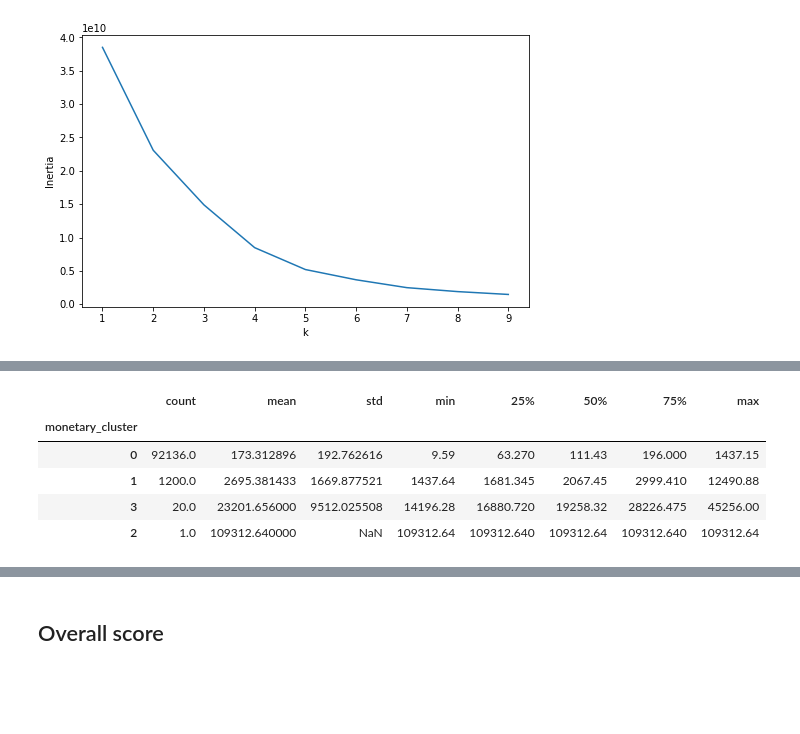
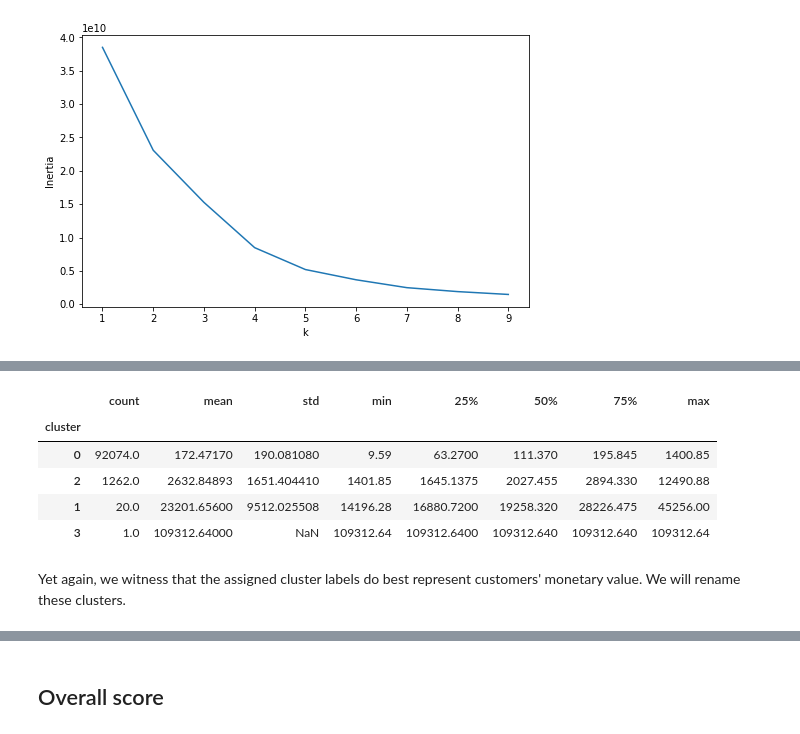
Before and after one commit to gracechia/olist-customer-segmentation, a Jupyter notebook: olist_customer_segmentation.ipynb, the cells around one changed output, grey strips where cells are left out. Cells and saved outputs as stored; diff of their text form; code cells hidden in the pictures; blank space fills up the shorter version.

```diff
--- a/olist_customer_segmentation.ipynb
+++ b/olist_customer_segmentation.ipynb
@@ -275,7 +329,7 @@ Cluster 2 are the high frequency customers.
 ## Monetary
 # %%
 # Create a dataframe to store customer uuid and monetary scores
-monetary = df[['customer_unique_id', 'payment_value']]
+monetary = df[['customer_unique_id', 'payment_value']].copy()
 # %%
 # Total payment value per customer
 monetary = monetary.groupby('customer_unique_id')['payment_value'].sum().reset_index()
@@ -311,6 +355,6 @@ plt.ylabel('Inertia');
 # %% [output]
 [figure]
 # %%
-km = KMeans(n_clusters=4)
+km = KMeans(n_clusters=4, random_state=42)
 km.fit(monetary[['payment_value']])
-monetary['monetary_cluster'] = km.labels_
+monetary['cluster'] = km.labels_
@@ -317,9 +377,11 @@ monetary['monetary_cluster'] = km.labels_
 # %%
-monetary.groupby('monetary_cluster')['payment_value'].describe().sort_values(by='mean')
+monetary.groupby('cluster')['payment_value'].describe().sort_values(by='mean')
 # %% [output]
 |  | count | mean | std | min | 25% | 50% | 75% | max |
-| monetary_cluster |  |  |  |  |  |  |  |  |
-| 0 | 92136.0 | 173.312896 | 192.762616 | 9.59 | 63.270 | 111.43 | 196.000 | 1437.15 |
-| 1 | 1200.0 | 2695.381433 | 1669.877521 | 1437.64 | 1681.345 | 2067.45 | 2999.410 | 12490.88 |
-| 3 | 20.0 | 23201.656000 | 9512.025508 | 14196.28 | 16880.720 | 19258.32 | 28226.475 | 45256.00 |
-| 2 | 1.0 | 109312.640000 | NaN | 109312.64 | 109312.640 | 109312.64 | 109312.640 | 109312.64 |
+| cluster |  |  |  |  |  |  |  |  |
+| 0 | 92074.0 | 172.47170 | 190.081080 | 9.59 | 63.2700 | 111.370 | 195.845 | 1400.85 |
+| 2 | 1262.0 | 2632.84893 | 1651.404410 | 1401.85 | 1645.1375 | 2027.455 | 2894.330 | 12490.88 |
+| 1 | 20.0 | 23201.65600 | 9512.025508 | 14196.28 | 16880.7200 | 19258.320 | 28226.475 | 45256.00 |
+| 3 | 1.0 | 109312.64000 | NaN | 109312.64 | 109312.6400 | 109312.640 | 109312.640 | 109312.64 |
+# %% [markdown]
+Yet again, we witness that the assigned cluster labels do best represent customers' monetary value. We will rename these clusters.
```
Also changed, not shown: parts of 29 cells of this notebook.
